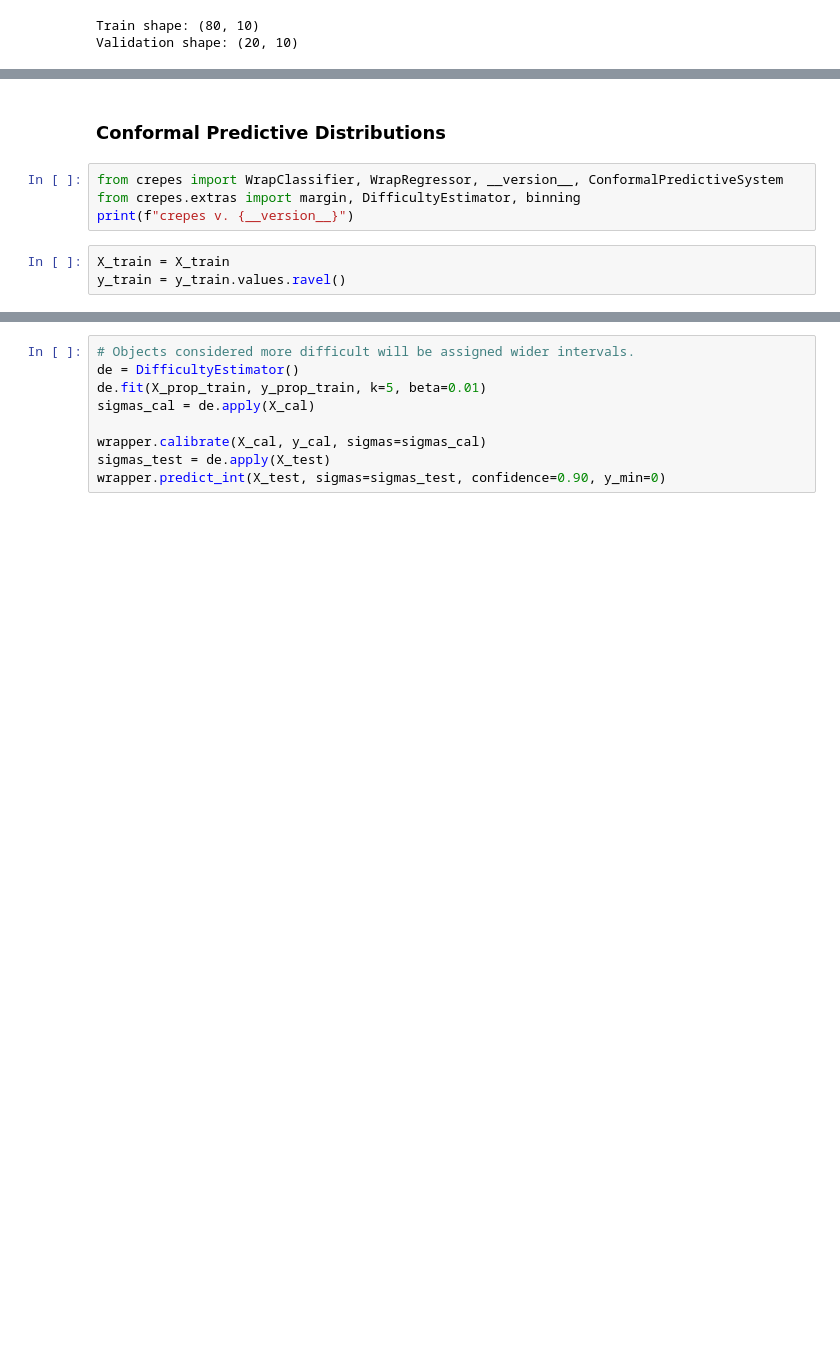
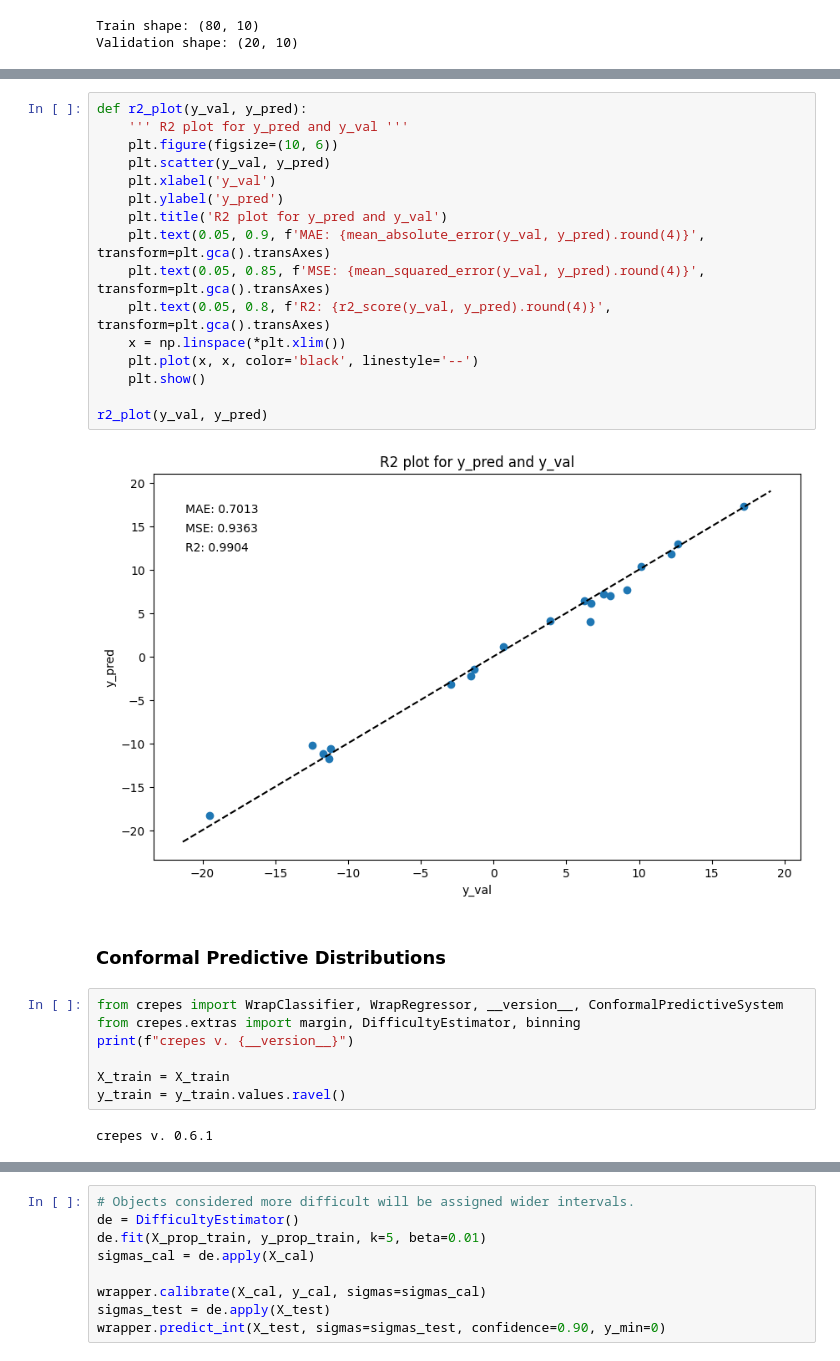
Before and after one commit to costasmexis/straindesign, a Jupyter notebook: modeling_simulated.ipynb, the cells around one changed output, grey strips where cells are left out. Saved outputs shown, nothing was run; the diff lists cells and outputs as text; blank space fills up the shorter version.

```diff
--- a/modeling_simulated.ipynb
+++ b/modeling_simulated.ipynb
@@ -84,15 +85,35 @@ MAE: 0.7012892962496424
 MSE: 0.9362648154126039
 R2: 0.9904242298763898
 SVR(C=400, epsilon=0.001, gamma=0.001)
+# %%
+def r2_plot(y_val, y_pred):
+    ''' R2 plot for y_pred and y_val '''
+    plt.figure(figsize=(10, 6))
+    plt.scatter(y_val, y_pred)
+    plt.xlabel('y_val')
+    plt.ylabel('y_pred')
+    plt.title('R2 plot for y_pred and y_val')
+    plt.text(0.05, 0.9, f'MAE: {mean_absolute_error(y_val, y_pred).round(4)}', transform=plt.gca().transAxes)
+    plt.text(0.05, 0.85, f'MSE: {mean_squared_error(y_val, y_pred).round(4)}', transform=plt.gca().transAxes)
+    plt.text(0.05, 0.8, f'R2: {r2_score(y_val, y_pred).round(4)}', transform=plt.gca().transAxes)
+    x = np.linspace(*plt.xlim())
+    plt.plot(x, x, color='black', linestyle='--')
+    plt.show()
+
+r2_plot(y_val, y_pred)
+# %% [output]
+[figure, added]
 # %% [markdown]
 ### Conformal Predictive Distributions
 # %%
 from crepes import WrapClassifier, WrapRegressor, __version__, ConformalPredictiveSystem
 from crepes.extras import margin, DifficultyEstimator, binning
 print(f"crepes v. {__version__}")
+
+X_train = X_train
+y_train = y_train.values.ravel()
+# %% [output]
+crepes v. 0.6.1
-# %%
-X_train = X_train
-y_train = y_train.values.ravel()
 # %%
 X_prop_train, X_cal, y_prop_train, y_cal = train_test_split(X_train, y_train, test_size=0.30, random_state=42)
 
```
Also changed, not shown: parts of 5 cells of this notebook, 2 other files.
